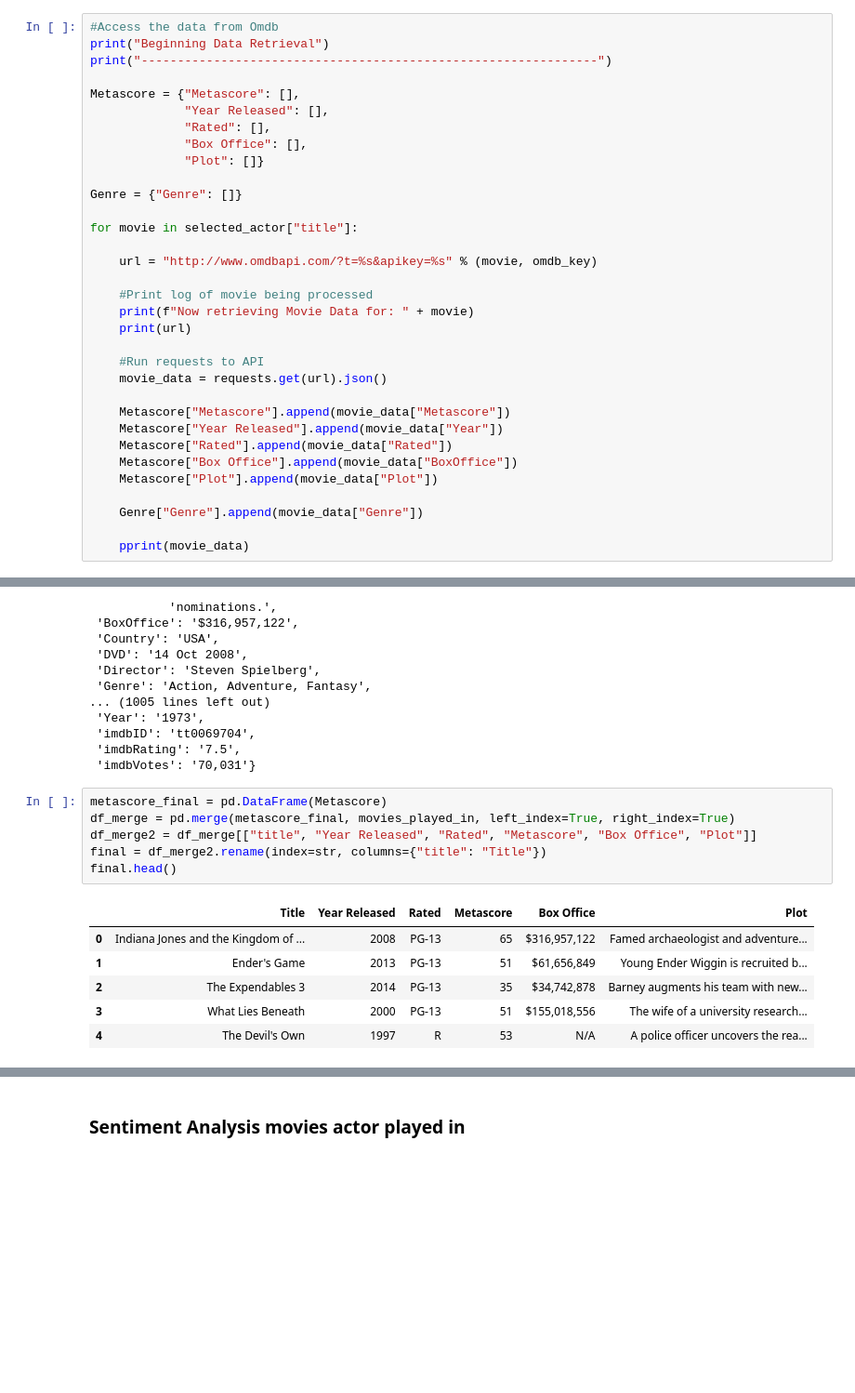
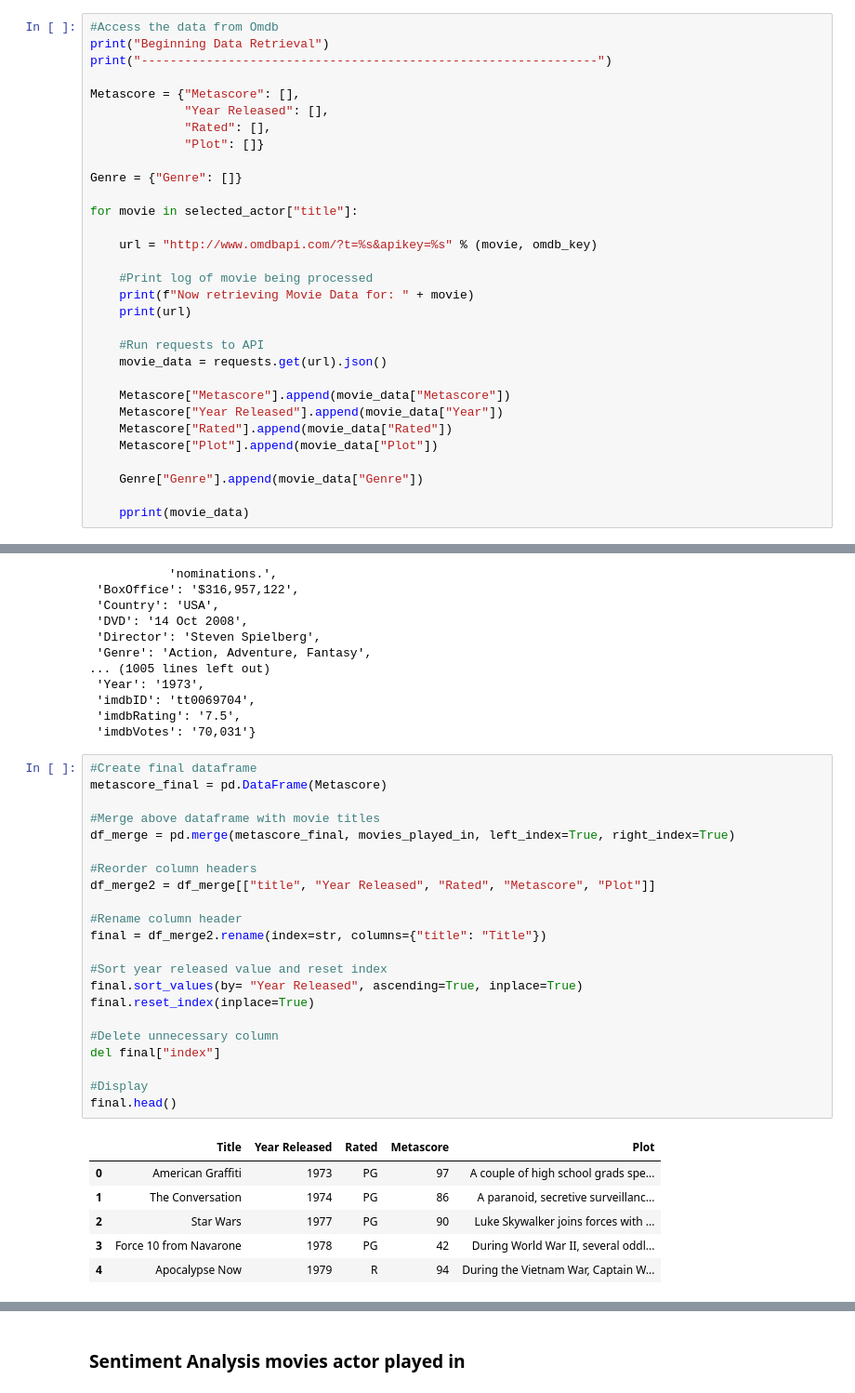
Before and after one commit to CTopham/Team-Green, a Jupyter notebook: Basic Movie Info.ipynb, the cells around one changed output, grey strips where cells are left out. Shown: that part at 93% size. Cells and saved outputs as stored; diff of their text form; blank space fills up the shorter version.

```diff
--- a/Basic Movie Info.ipynb
+++ b/Basic Movie Info.ipynb
@@ -84,7 +84,6 @@ print("---------------------------------------------------------------")
 Metascore = {"Metascore": [],
              "Year Released": [],
              "Rated": [],
-             "Box Office": [],
              "Plot": []}
 
 Genre = {"Genre": []}
@@ -103,7 +102,6 @@ for movie in selected_actor["title"]:
     Metascore["Metascore"].append(movie_data["Metascore"])
     Metascore["Year Released"].append(movie_data["Year"])
     Metascore["Rated"].append(movie_data["Rated"])
-    Metascore["Box Office"].append(movie_data["BoxOffice"])
     Metascore["Plot"].append(movie_data["Plot"])
 
     Genre["Genre"].append(movie_data["Genre"])
@@ -128,15 +126,31 @@ http://www.omdbapi.com/?t=Indiana Jones and the Kingdom of the Crystal Skull&api
  'imdbRating': '7.5',
  'imdbVotes': '70,031'}
 # %%
+#Create final dataframe
 metascore_final = pd.DataFrame(Metascore)
+
+#Merge above dataframe with movie titles
 df_merge = pd.merge(metascore_final, movies_played_in, left_index=True, right_index=True)
-df_merge2 = df_merge[["title", "Year Released", "Rated", "Metascore", "Box Office", "Plot"]]
+
+#Reorder column headers
+df_merge2 = df_merge[["title", "Year Released", "Rated", "Metascore", "Plot"]]
+
+#Rename column header
 final = df_merge2.rename(index=str, columns={"title": "Title"})
+
+#Sort year released value and reset index
+final.sort_values(by= "Year Released", ascending=True, inplace=True)
+final.reset_index(inplace=True)
+
+#Delete unnecessary column
+del final["index"]
+
+#Display
 final.head()
 # %% [output]
-|  | Title | Year Released | Rated | Metascore | Box Office | Plot |
-| 0 | Indiana Jones and the Kingdom of ... | 2008 | PG-13 | 65 | $316,957,122 | Famed archaeologist and adventure... |
-| 1 | Ender's Game | 2013 | PG-13 | 51 | $61,656,849 | Young Ender Wiggin is recruited b... |
-| 2 | The Expendables 3 | 2014 | PG-13 | 35 | $34,742,878 | Barney augments his team with new... |
-| 3 | What Lies Beneath | 2000 | PG-13 | 51 | $155,018,556 | The wife of a university research... |
-| 4 | The Devil's Own | 1997 | R | 53 | N/A | A police officer uncovers the rea... |
+|  | Title | Year Released | Rated | Metascore | Plot |
+| 0 | American Graffiti | 1973 | PG | 97 | A couple of high school grads spe... |
+| 1 | The Conversation | 1974 | PG | 86 | A paranoid, secretive surveillanc... |
+| 2 | Star Wars | 1977 | PG | 90 | Luke Skywalker joins forces with ... |
+| 3 | Force 10 from Navarone | 1978 | PG | 42 | During World War II, several oddl... |
+| 4 | Apocalypse Now | 1979 | R | 94 | During the Vietnam War, Captain W... |
```
Also changed, not shown: parts of 9 cells of this notebook, 5 other files.
